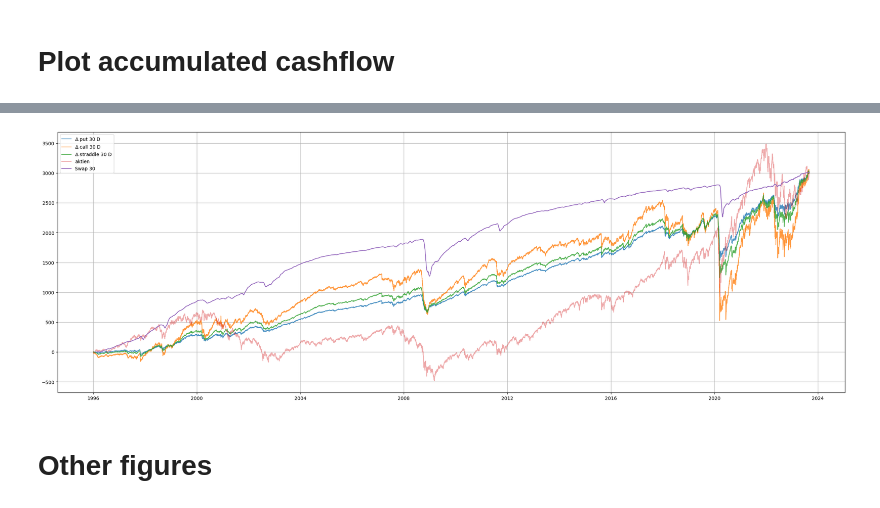
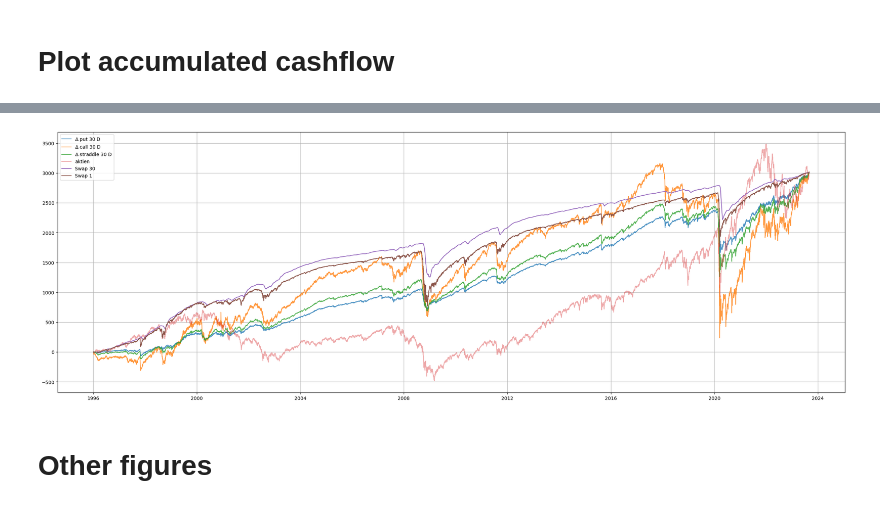
Before and after one commit to MadsHebsgaard/volpy, a Jupyter notebook: vol strats.ipynb, the cells around one changed output, grey strips where cells are left out. Drawn from its saved outputs; the diff is of its cells as text; code cells hidden in the pictures.

```diff
--- a/vol strats.ipynb
+++ b/vol strats.ipynb
@@ -30,9 +30,8 @@ importlib.reload(vs)
 # %% [markdown]
 # Load Data
 # %%
-profile = "Mads"
-om_folder = "i2s1_full_v2"
-sum_df, od_raw = vs.import_sum_raw(profile = profile, om_folder = om_folder)
+om_folder = "SPX_full" #SPX_full, i2s1_full_v2
+sum_df, od_raw = vs.import_sum_raw(om_folder = om_folder)
 # %%
 price_type = "mid"
 IV_type = "om"
@@ -145,0 +207,22 @@ plt.show()
+# %%
+plt.figure(figsize=(30, 10))
+
+last_stock_val = np.cumsum(sum_SPX["Mkt_change_free"]).iloc[-1]
+
+# for put_call in ["put", "call", "straddle"]:
+#     plt.plot(sum_SPX["date"], np.cumsum(sum_SPX[f"30_D_{put_call}"]),
+#          label=rf"$\Delta$ {put_call} 30 D", alpha=0.8)
+
+# plt.plot(sum_SPX["date"], np.cumsum(sum_SPX["Mkt_change_free"]),
+#     label="aktien", alpha=0.4)
+
+x_SW = sum_SPX["SW_month"]
+plt.plot(sum_SPX["date"], np.cumsum(x_SW/21), label = "Swap 30")
+
+sum_SPX["SW_day_new"] = sum_SPX["SW_day"]
+x_SW_dly = sum_SPX["SW_day_new"]
+plt.plot(sum_SPX["date"], np.cumsum(x_SW_dly), label = "Swap 1")
+
+plt.grid()
+plt.legend()
+plt.show()
@@ -145,0 +261,8 @@ plt.show()
+# %%
+importlib.reload(vp)
+importlib.reload(load_clean_lib)
+importlib.reload(table_lib)
+importlib.reload(vs)
+
+sum_SPX = vp.interpolate_swaps_and_returns(sum_SPX)
+df = sum_SPX
@@ -146,27 +354,33 @@ plt.show()
 # %%
 plt.figure(figsize=(30, 10))
 
 last_stock_val = np.cumsum(sum_SPX["Mkt_change_free"]).iloc[-1]
 
 for put_call in ["put", "call", "straddle"]:
     last_option_val = np.cumsum(sum_SPX[f"30_D_{put_call}"]).iloc[-1]
     scalar = last_stock_val/last_option_val
     plt.plot(sum_SPX["date"], scalar * np.cumsum(sum_SPX[f"30_D_{put_call}"]),
          label=rf"$\Delta$ {put_call} 30 D", alpha=0.8)
 
 plt.plot(sum_SPX["date"], np.cumsum(sum_SPX["Mkt_change_free"]),
     label="aktien", alpha=0.4)
 
 x_SW = sum_SPX["SW_month"]
 last_val = np.cumsum(x_SW).iloc[-1]
 scalar = last_stock_val/last_val
 plt.plot(sum_SPX["date"], scalar * np.cumsum(x_SW), label = "Swap 30")
 
+sum_SPX["SW_day_new"] = sum_SPX["SW_day"]
+x_SW_dly = sum_SPX["SW_day_new"]
+last_val = np.cumsum(x_SW_dly).iloc[-1]
+scalar = last_stock_val/last_val
+plt.plot(sum_SPX["date"], scalar * np.cumsum(x_SW_dly), label = "Swap 1")
+
 plt.grid()
 plt.legend()
 plt.show()
 # %% [output]
-[figure, old version]
+[figure, new version]
 # %% [markdown]
 # Other figures
 # %%
```
Also changed, not shown: parts of 15 cells of this notebook, 4 other files.
